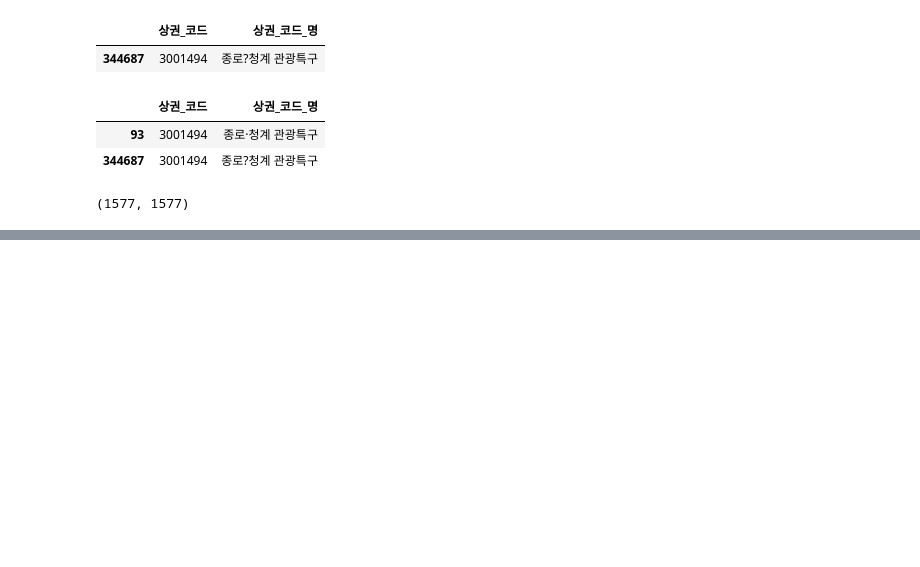
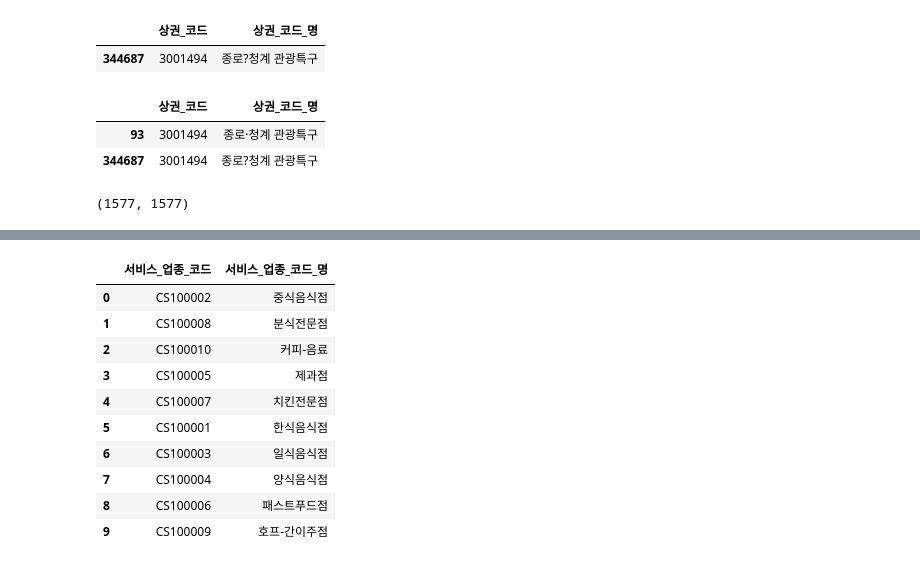
Before and after one commit to KT-AIvle-4th-Big-Project-Team2/SAI, a Jupyter notebook: Modeling/data cleansing_상권.ipynb, the cells around one changed output, grey strips where cells are left out. Cells and saved outputs as stored; diff of their text form; code cells hidden in the pictures; blank space fills up the shorter version.

```diff
--- a/Modeling/data cleansing_상권.ipynb
+++ b/Modeling/data cleansing_상권.ipynb
@@ -665,0 +828,14 @@ market_data.to_csv('../../data/market_full_data.csv', index=False)
+# %%
+food
+# %% [output]
+|  | 서비스_업종_코드 | 서비스_업종_코드_명 |
+| 0 | CS100002 | 중식음식점 |
+| 1 | CS100008 | 분식전문점 |
+| 2 | CS100010 | 커피-음료 |
+| 3 | CS100005 | 제과점 |
+| 4 | CS100007 | 치킨전문점 |
+| 5 | CS100001 | 한식음식점 |
+| 6 | CS100003 | 일식음식점 |
+| 7 | CS100004 | 양식음식점 |
+| 8 | CS100006 | 패스트푸드점 |
+| 9 | CS100009 | 호프-간이주점 |
```
Also changed, not shown: parts of 24 cells of this notebook.
